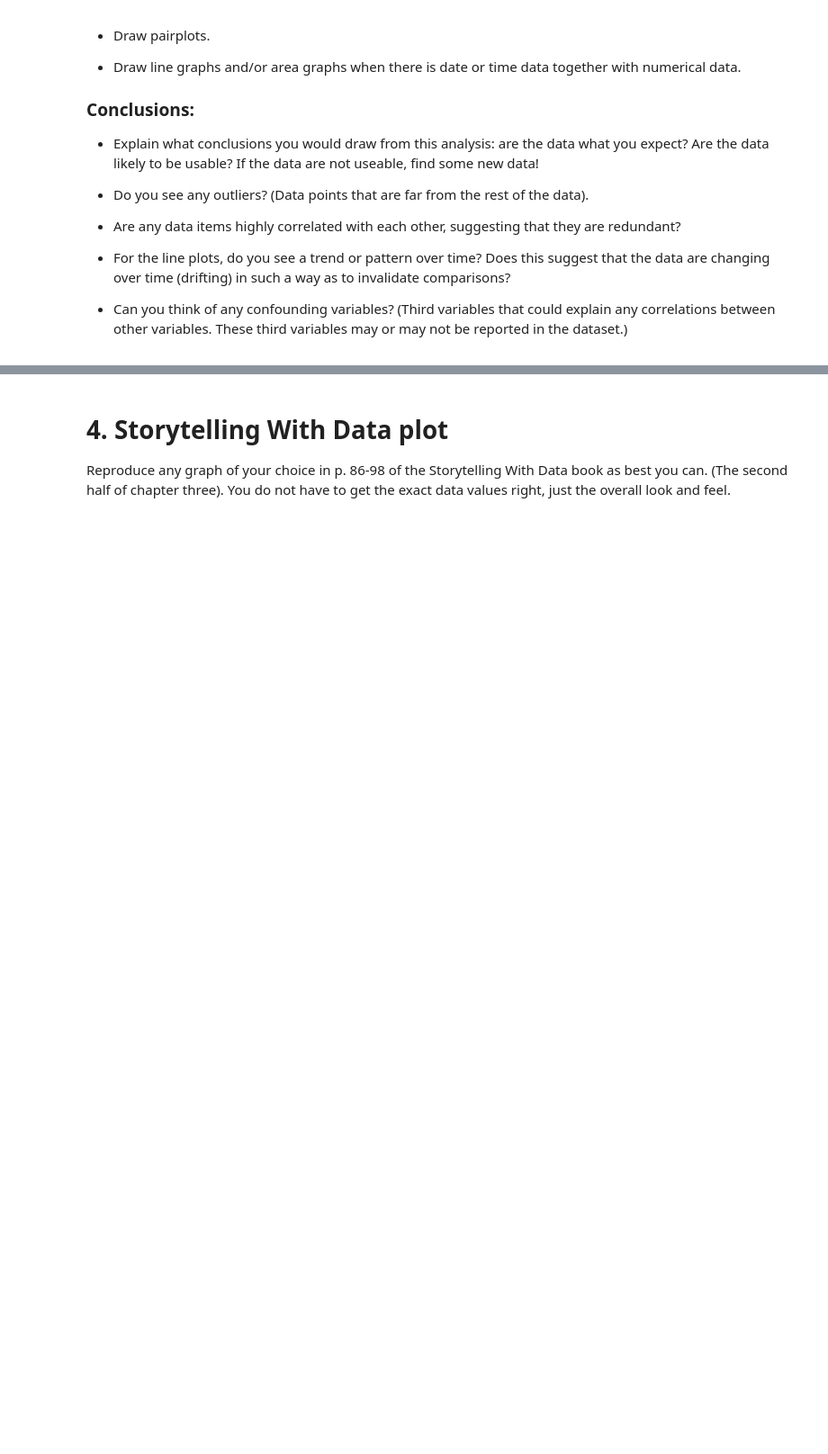
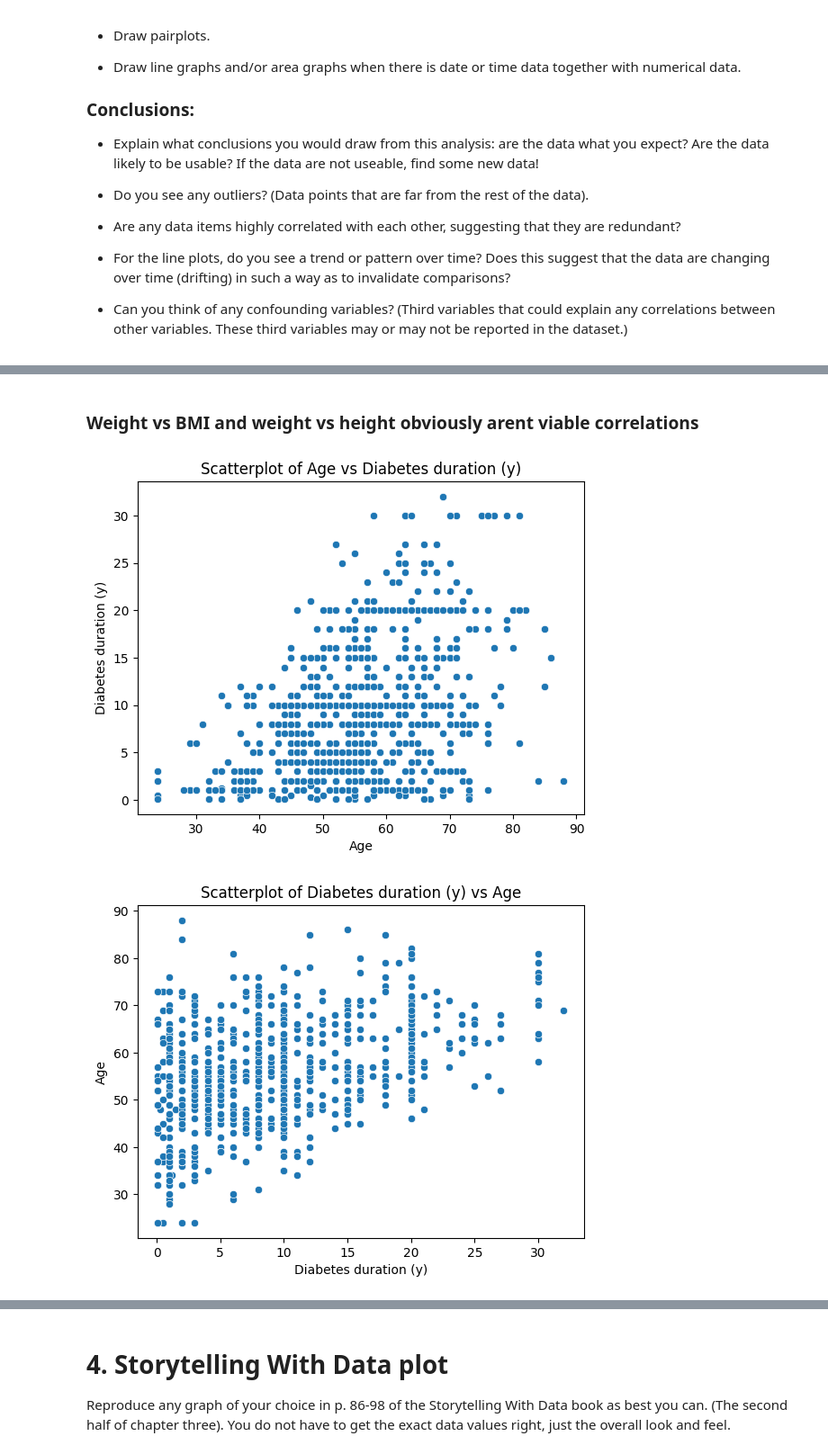
Before and after one commit to Smi7hey13/ModBSem2Sum, a Jupyter notebook: Week6.ipynb, the cells around one changed output, grey strips where cells are left out. Shown at 90% size. Drawn from its saved outputs; the diff is of its cells as text; code cells hidden in the pictures; blank space fills up the shorter version.

Commit message:
6 half done on own data

```diff
--- a/Week6.ipynb
+++ b/Week6.ipynb
@@ -77,0 +82,3 @@ This week, you will do the same types of exercises as last week, but you should
+# %%
+df = pd.read_csv("Diabetic_Nephropathy.csv")
+df.head()
@@ -77,0 +93,4 @@ This week, you will do the same types of exercises as last week, but you should
+# %%
+correlation_matrix = df.corr(numeric_only=True)
+strong_corrs = correlation_matrix[(correlation_matrix > 0.6) | (correlation_matrix < -0.6)]
+print(correlation_matrix)
@@ -77,0 +115,19 @@ This week, you will do the same types of exercises as last week, but you should
+# %% [markdown]
+### Weight vs BMI and weight vs height obviously arent viable correlations
+# %%
+high_threshold = 0.6
+low_threshold = 0.4
+high_corr_pairs = [
+    (col1, col2)
+    for col1 in correlation_matrix.columns
+    for col2 in correlation_matrix.columns
+    if col1 != col2 and abs(correlation_matrix.loc[col1, col2]) < high_threshold and abs(correlation_matrix.loc[col1, col2]) > low_threshold
+]
+
+for col1, col2 in high_corr_pairs[:5]:
+    sns.scatterplot(data=df, x=col1, y=col2)
+    plt.title(f'Scatterplot of {col1} vs {col2}')
+    plt.show()
+# %% [output]
+[figure, added]
+[figure, added]
```
Also changed, not shown: parts of 10 cells of this notebook.
